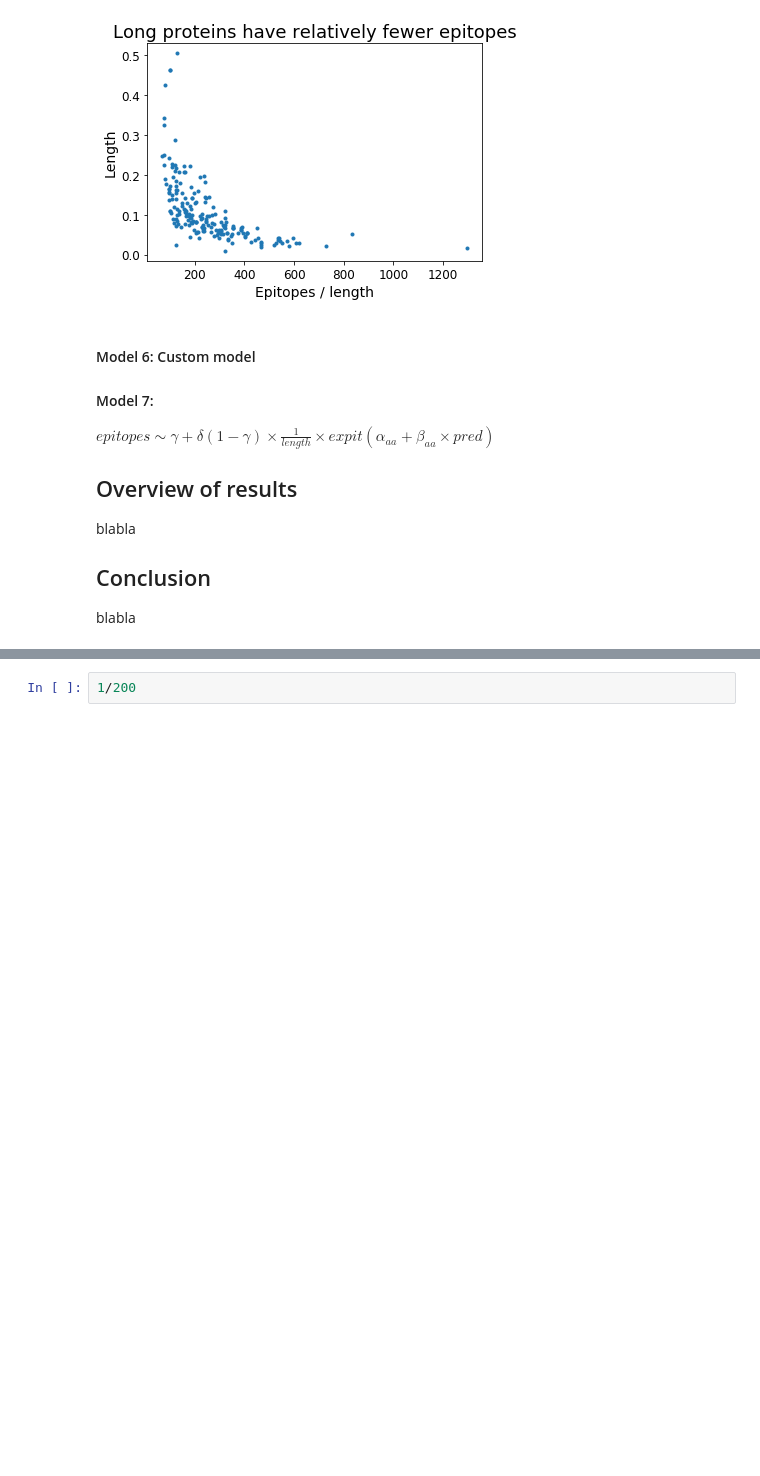
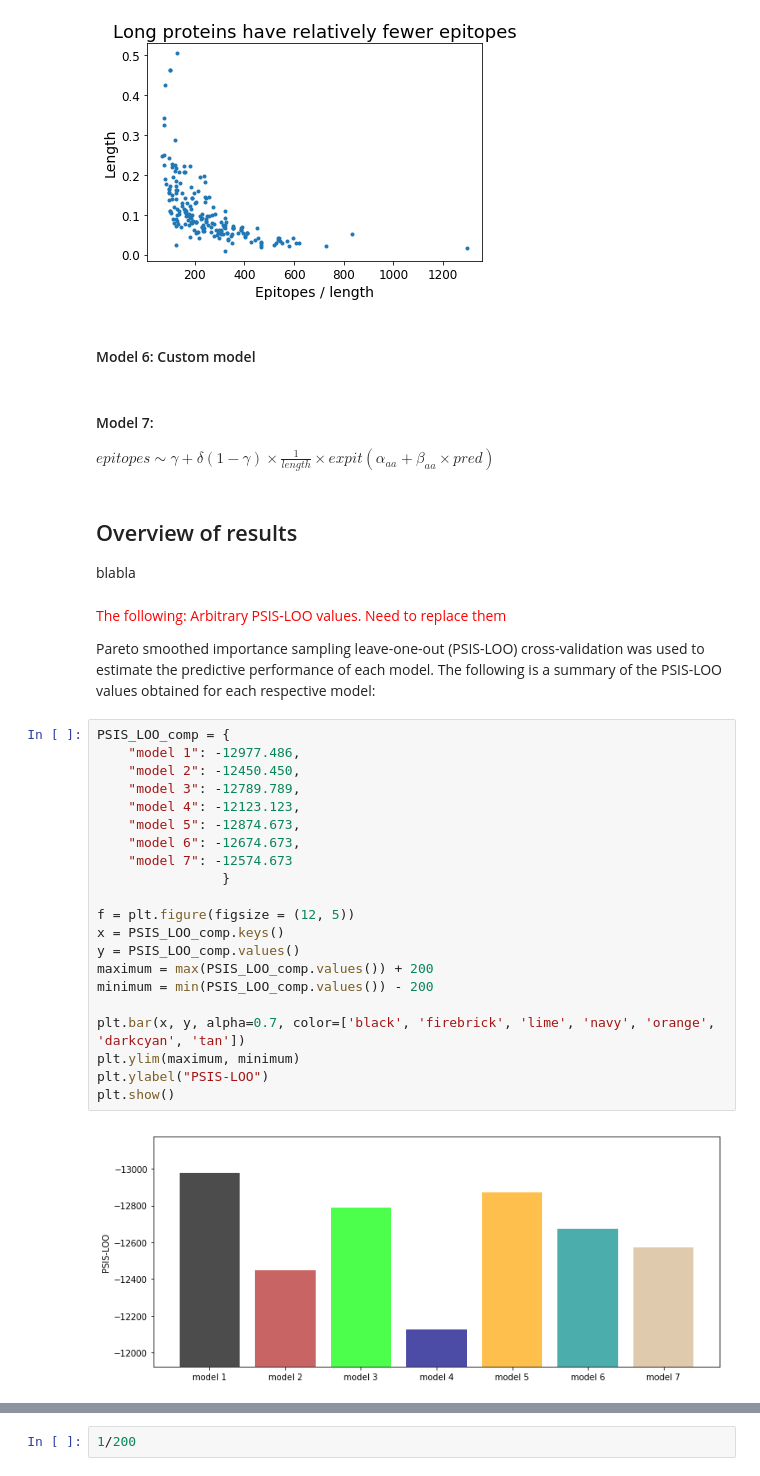
Before and after one commit to BirkirRey/BayesianBepipred, a Jupyter notebook: jakob_dennis/report_nissen_pohl.ipynb, the cells around one changed output, grey strips where cells are left out. Saved outputs shown, nothing was run; the diff lists cells and outputs as text; blank space fills up the shorter version.

```diff
--- a/jakob_dennis/report_nissen_pohl.ipynb
+++ b/jakob_dennis/report_nissen_pohl.ipynb
@@ -149,18 +151,39 @@ plt.plot(xs, ys, '.')
 setplot('Long proteins have relatively fewer epitopes', 'Epitopes / length', 'Length')
 # %% [output]
 [figure]
+# %% [markdown]
+#### Model 6: Custom model
 # %% [markdown]
-#### Model 6: Custom model
-
 #### Model 7:
 
 $epitopes \sim \gamma + \delta(1 - \gamma) \times \frac{1}{length} \times expit(\alpha_{aa} + \beta_{aa} \times pred)$
-
-
-
-
-## Overview of results
-blabla
-
-## Conclusion
-blabla
+# %% [markdown]
+## Overview of results
+blabla
+# %% [markdown]
+<span style="color:red">The following: Arbitrary PSIS-LOO values. Need to replace them</span>
+
+Pareto smoothed importance sampling leave-one-out (PSIS-LOO) cross-validation was used to estimate the predictive performance of each model. The following is a summary of the PSIS-LOO values obtained for each respective model:
+# %%
+PSIS_LOO_comp = {
+    "model 1": -12977.486,
+    "model 2": -12450.450,
+    "model 3": -12789.789,
+    "model 4": -12123.123,
+    "model 5": -12874.673,
+    "model 6": -12674.673,
+    "model 7": -12574.673
+                }
+
+f = plt.figure(figsize = (12, 5))
+x = PSIS_LOO_comp.keys()
+y = PSIS_LOO_comp.values()
+maximum = max(PSIS_LOO_comp.values()) + 200
+minimum = min(PSIS_LOO_comp.values()) - 200
+
+plt.bar(x, y, alpha=0.7, color=['black', 'firebrick', 'lime', 'navy', 'orange', 'darkcyan', 'tan'])
+plt.ylim(maximum, minimum)
+plt.ylabel("PSIS-LOO")
+plt.show()
+# %% [output]
+[figure, added]
```
Also changed, not shown: parts of 2 cells of this notebook.
